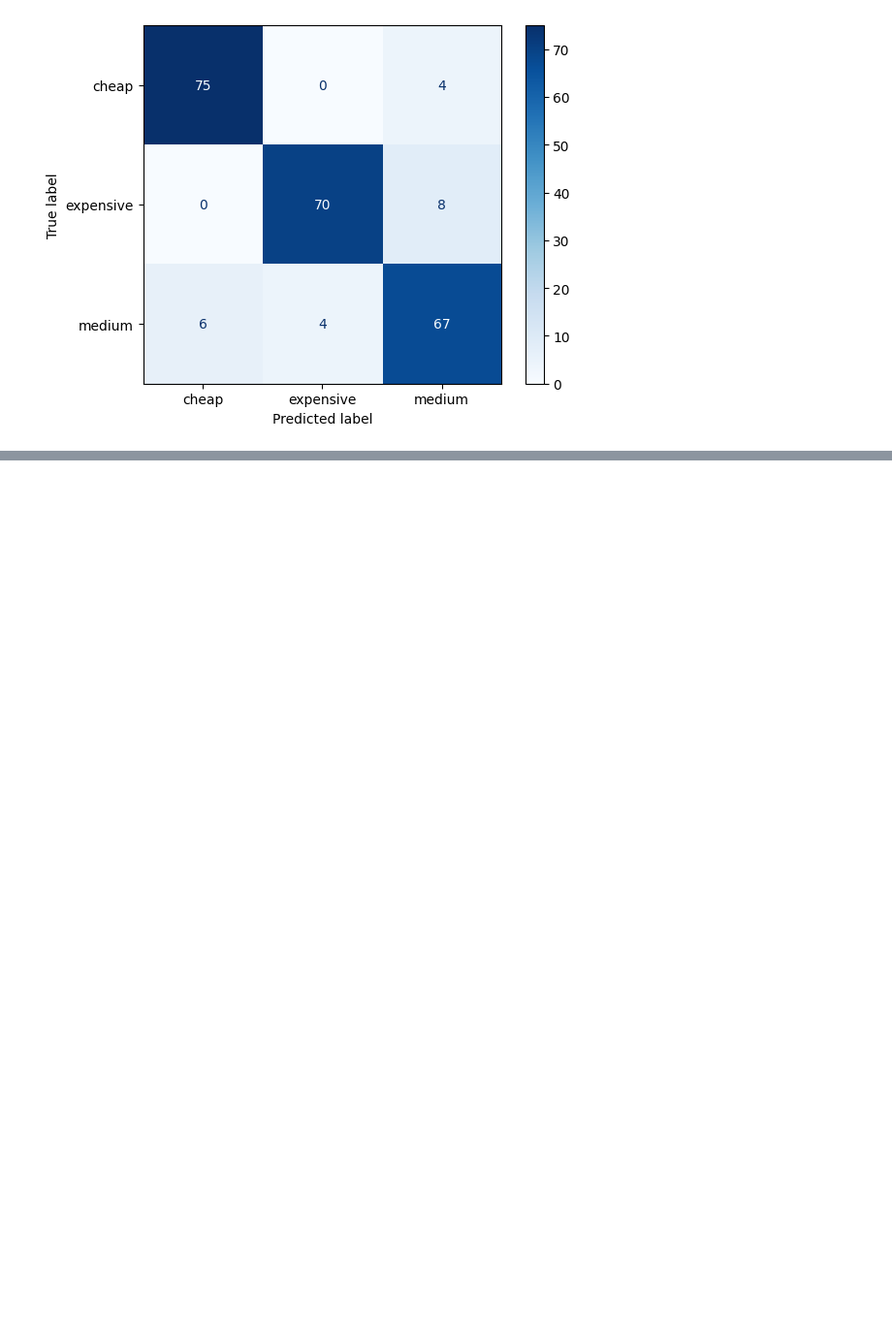
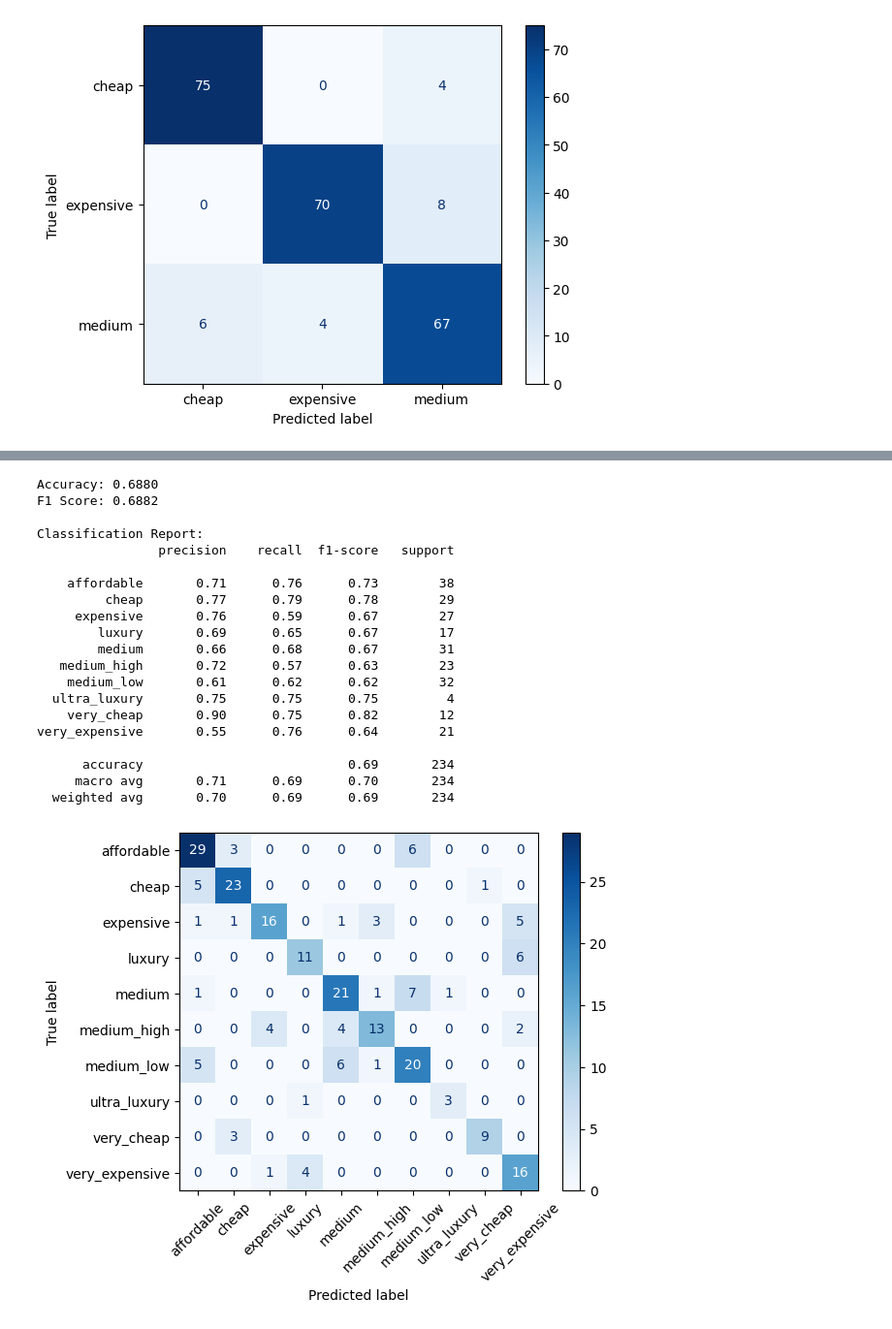
Before and after one commit to OctaMarina/house-price-prediction-integra, a Jupyter notebook: notebooks/Cornescu_Darius_split_comparison.ipynb, the cells around one changed output, grey strips where cells are left out. Shown at 97% size. Cells and saved outputs as stored; diff of their text form; code cells hidden in the pictures; blank space fills up the shorter version.

Commit message:
Cornescu_Darius - split comparison updated version

```diff
--- a/notebooks/Cornescu_Darius_split_comparison.ipynb
+++ b/notebooks/Cornescu_Darius_split_comparison.ipynb
@@ -124,0 +337,64 @@ weighted avg       0.54      0.52      0.52       234
+# %%
+def run_classification_pipeline(dataframe, number_bins=None, labels=None, custom_bins=None, random_state=42):
+
+    target = "SalePrice"
+    prices = dataframe[target].copy()
+
+    if custom_bins is not None:
+        Y = pd.cut(prices, bins=custom_bins, labels=labels, include_lowest=True)
+    elif number_bins is not None:
+        if labels is None:
+            labels = list(range(number_bins))
+        Y = pd.qcut(prices, q=number_bins, labels=labels, duplicates='drop')
+
+    X = dataframe.drop(columns=[target])
+    preprocessor = make_preprocessor(X)
+    classifier = DecisionTreeClassifier(random_state=random_state)
+
+    Pipeline_steps = Pipeline(steps=[
+        ('preprocessor', preprocessor),
+        ('classifier', classifier)
+    ])
+
+    X_train, X_test, Y_train, Y_test = train_test_split(X, Y, test_size=0.2, random_state=random_state, stratify=Y)
+
+    Pipeline_steps.fit(X_train, Y_train)
+    Y_pred = Pipeline_steps.predict(X_test)
+
+    accuracy = accuracy_score(Y_test, Y_pred)
+    f1 = f1_score(Y_test, Y_pred, average='weighted')
+    report = classification_report(Y_test, Y_pred)
+    cm = confusion_matrix(Y_test, Y_pred, labels=classifier.classes_)
+
+    print(f"Accuracy: {accuracy:.4f}")
+    print(f"F1 Score: {f1:.4f}")
+    print(f"\nClassification Report:\n{report}")
+    disp = ConfusionMatrixDisplay(confusion_matrix=cm, display_labels=classifier.classes_)
+    disp.plot(cmap=plt.cm.Blues, xticks_rotation=45)
+
+    return Pipeline_steps
+
+
+res_custom = run_classification_pipeline(df, custom_bins=custom_bins, labels=custom_labels)
+# %% [output]
+Accuracy: 0.6880
+F1 Score: 0.6882
+
+Classification Report:
+                precision    recall  f1-score   support
+
+    affordable       0.71      0.76      0.73        38
+         cheap       0.77      0.79      0.78        29
+     expensive       0.76      0.59      0.67        27
+        luxury       0.69      0.65      0.67        17
+        medium       0.66      0.68      0.67        31
+   medium_high       0.72      0.57      0.63        23
+    medium_low       0.61      0.62      0.62        32
+  ultra_luxury       0.75      0.75      0.75         4
+    very_cheap       0.90      0.75      0.82        12
+very_expensive       0.55      0.76      0.64        21
+
+      accuracy                           0.69       234
+     macro avg       0.71      0.69      0.70       234
+  weighted avg       0.70      0.69      0.69       234
+[figure, added]
```
Also changed, not shown: parts of 11 cells of this notebook.
